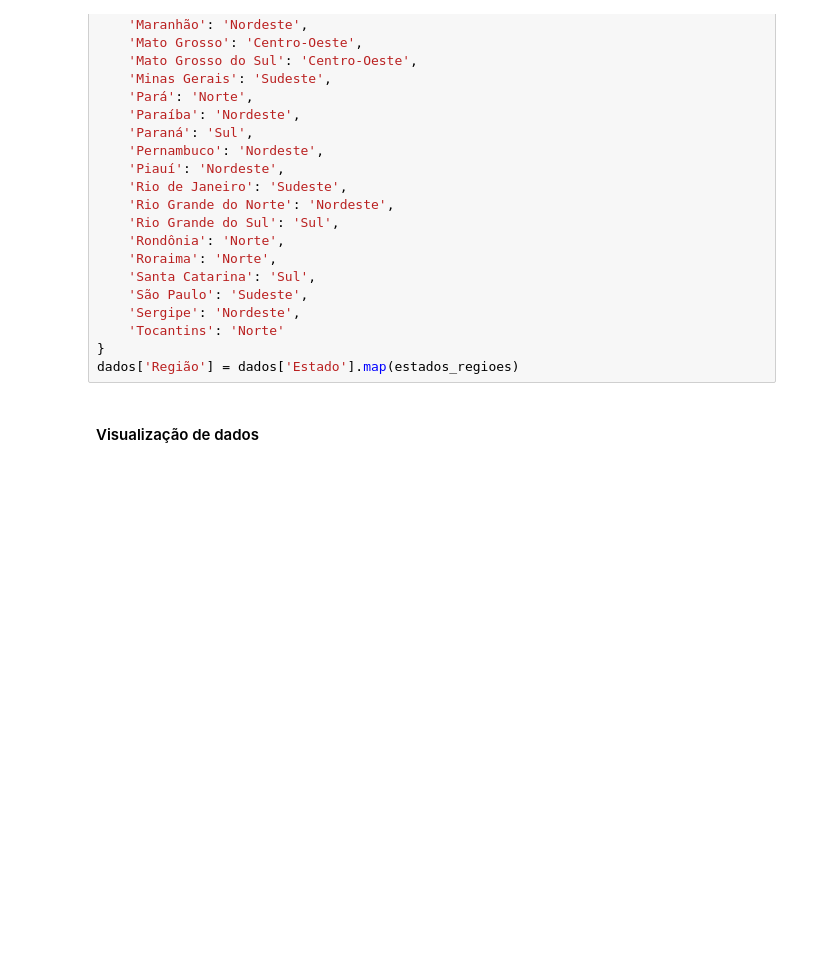
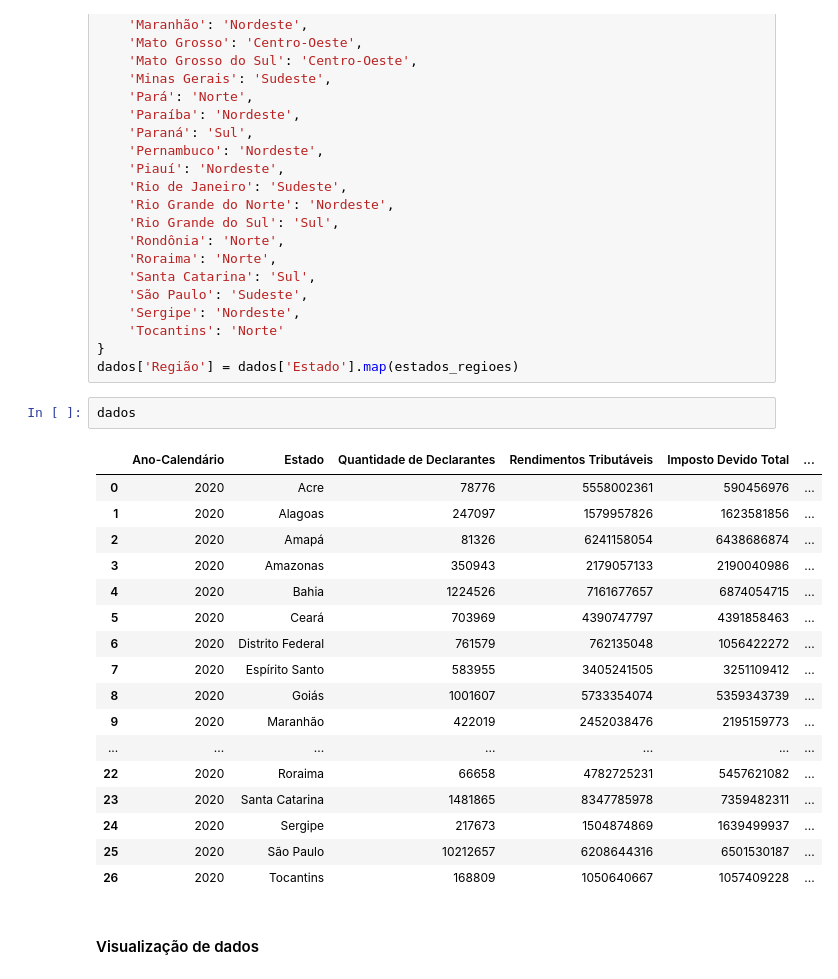
Before and after one commit to SillvioDaniel/imposto_estados, a Jupyter notebook: imposto.ipynb, the cells around one changed output. Drawn from its saved outputs; the diff is of its cells as text; blank space fills up the shorter version.

```diff
--- a/imposto.ipynb
+++ b/imposto.ipynb
@@ -161,6 +166,26 @@ estados_regioes = {
     'Tocantins': 'Norte'
 }
 dados['Região'] = dados['Estado'].map(estados_regioes)
+# %%
+dados
+# %% [output]
+|  | Ano-Calendário | Estado | Quantidade de Declarantes | Rendimentos Tributáveis | Imposto Devido Total | ... |
+| 0 | 2020 | Acre | 78776 | 5558002361 | 590456976 | ... |
+| 1 | 2020 | Alagoas | 247097 | 1579957826 | 1623581856 | ... |
+| 2 | 2020 | Amapá | 81326 | 6241158054 | 6438686874 | ... |
+| 3 | 2020 | Amazonas | 350943 | 2179057133 | 2190040986 | ... |
+| 4 | 2020 | Bahia | 1224526 | 7161677657 | 6874054715 | ... |
+| 5 | 2020 | Ceará | 703969 | 4390747797 | 4391858463 | ... |
+| 6 | 2020 | Distrito Federal | 761579 | 762135048 | 1056422272 | ... |
+| 7 | 2020 | Espírito Santo | 583955 | 3405241505 | 3251109412 | ... |
+| 8 | 2020 | Goiás | 1001607 | 5733354074 | 5359343739 | ... |
+| 9 | 2020 | Maranhão | 422019 | 2452038476 | 2195159773 | ... |
+| ... | ... | ... | ... | ... | ... | ... |
+| 22 | 2020 | Roraima | 66658 | 4782725231 | 5457621082 | ... |
+| 23 | 2020 | Santa Catarina | 1481865 | 8347785978 | 7359482311 | ... |
+| 24 | 2020 | Sergipe | 217673 | 1504874869 | 1639499937 | ... |
+| 25 | 2020 | São Paulo | 10212657 | 6208644316 | 6501530187 | ... |
+| 26 | 2020 | Tocantins | 168809 | 1050640667 | 1057409228 | ... |
 # %% [markdown]
 #### Visualização de dados
 # %%
```
Also changed, not shown: parts of 4 cells of this notebook, 1 other file.
